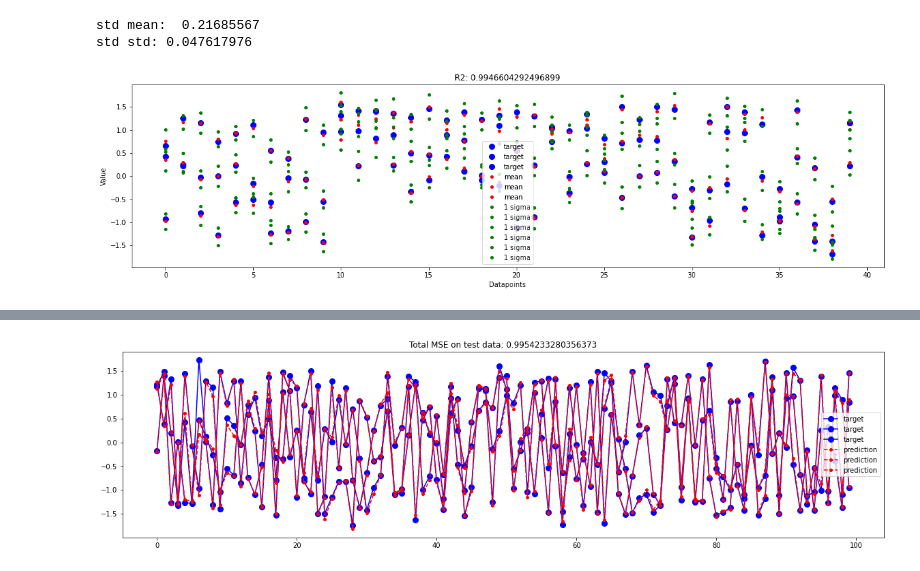
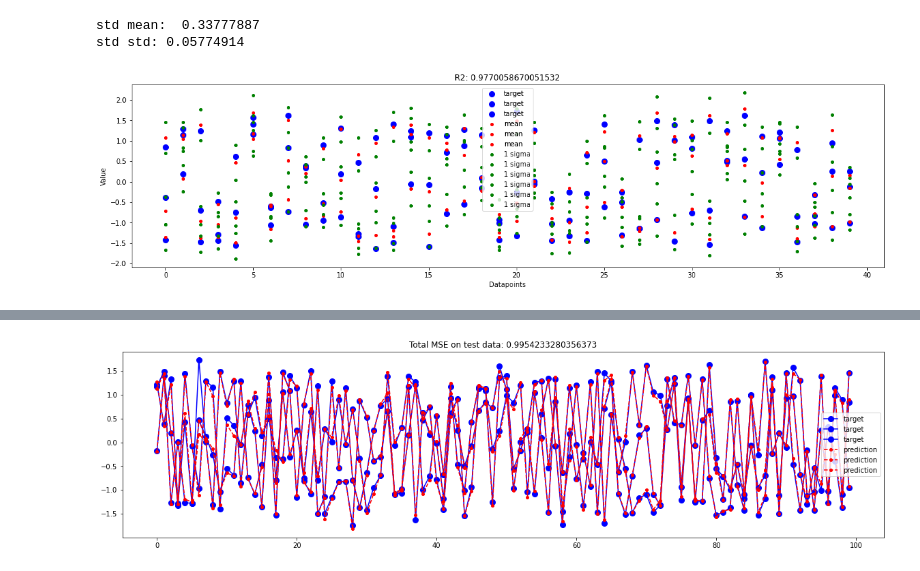
Before and after one commit to Haakooto/CS282_final_project, a Jupyter notebook: CloneClown/TheClownKing.ipynb, the cells around one changed output, grey strips where cells are left out. Cells and saved outputs as stored; diff of their text form; code cells hidden in the pictures.

Commit message:
make more graphs

```diff
--- a/CloneClown/TheClownKing.ipynb
+++ b/CloneClown/TheClownKing.ipynb
@@ -120,8 +131,8 @@ def plot_model_pred_freq(model, Y_test, X_test):
     plt.show()
 # %%
 # use exactly same parameters for two models
-net = BFC(features=5, classes=3, hiddens=[20, 20], prior={"dist": "vmf", "loc": 0, "scale": 50, "dist_kwargs": {"k": 1}})
-# net = BFC(features=5, classes=3, hiddens=[20, 20], prior={"dist": "normal", "loc": 0, "scale": 0.1})
+net = BFC(features=5, classes=3, hiddens=[20, 20, 20, 20], prior={"dist": "vmf", "loc": 0, "scale": 1, "record": False, "dist_kwargs": {"k": 1}})
+# net = BFC(features=5, classes=3, hiddens=[20, 20, 20, 20], prior={"dist": "normal", "loc": 0, "scale": 0.1, "record": True})
 optimizer = torch.optim.AdamW(net.parameters(), lr=0.001)
 
 fet = FC(features=5, classes=3, hiddens=[20, 20])
@@ -143,9 +171,9 @@ plt.show()
 # %%
-plot_model_pred(net, Y_test, X_test, enums=10, single=False)
+plot_model_pred(net, Y_test, X_test, enums=100, single=False)
 # %% [output]
-std mean:  0.21685567
-std std: 0.047617976
+std mean:  0.33777887
+std std: 0.05774914
-[figure, old version]
+[figure, new version]
 # %%
 for layer in net.layers:
     if hasattr(layer, "history"):
```
Also changed, not shown: parts of 5 cells of this notebook.
